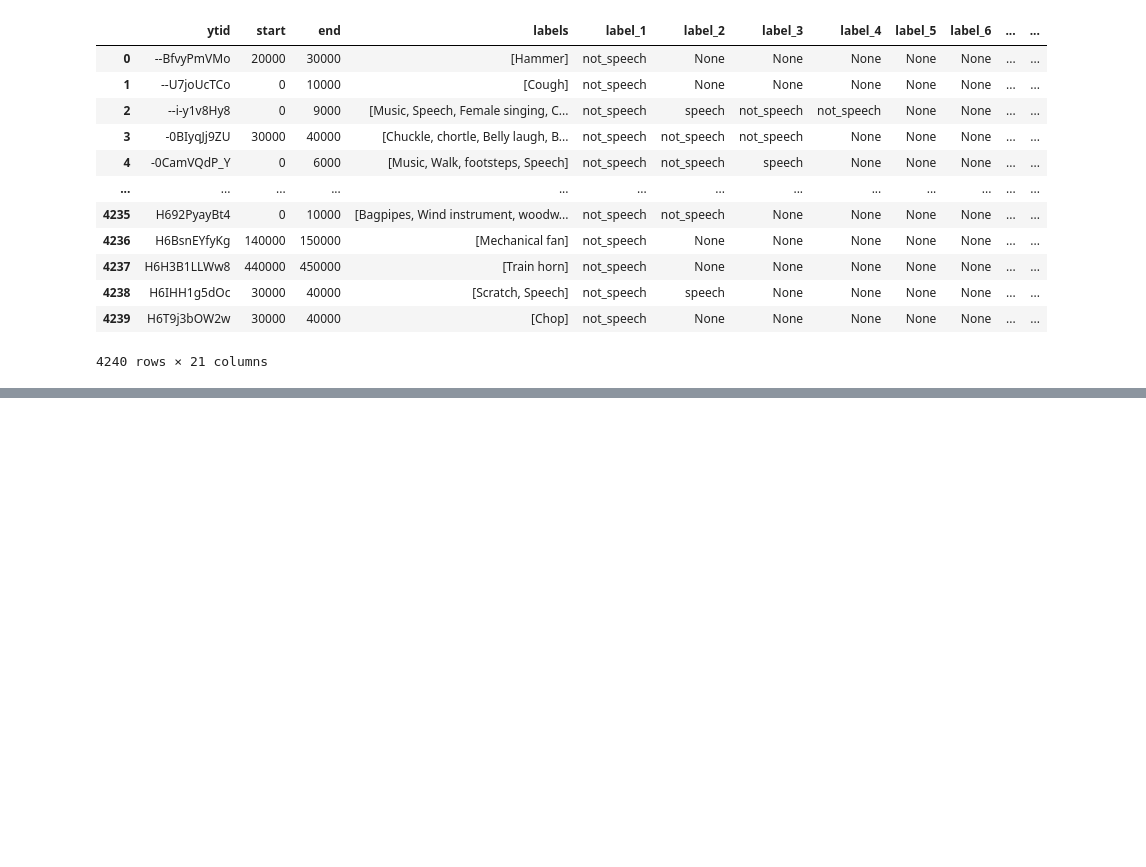
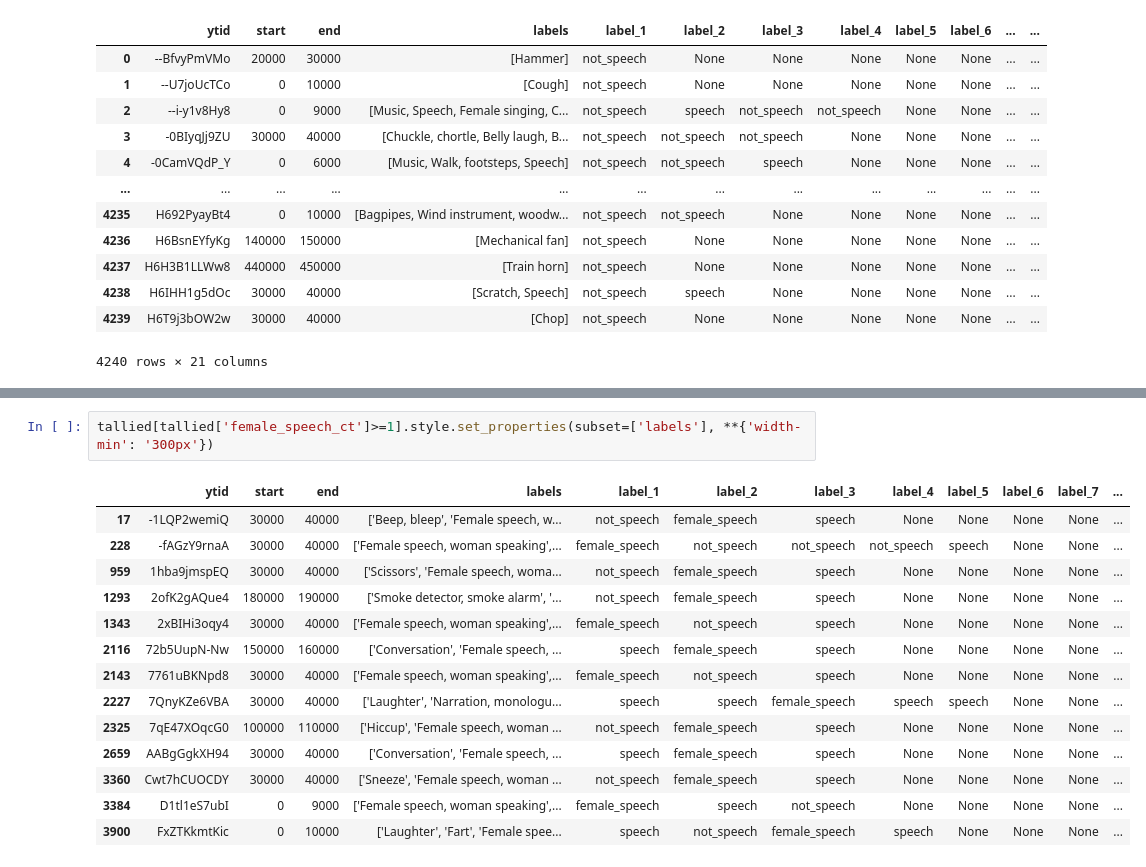
Before and after one commit to raybuhr/teacherprints, a Jupyter notebook: tallying_audioset_tags.ipynb, the cells around one changed output, grey strips where cells are left out. Cells and saved outputs as stored; diff of their text form; blank space fills up the shorter version.

```diff
--- a/tallying_audioset_tags.ipynb
+++ b/tallying_audioset_tags.ipynb
@@ -487,0 +523,17 @@ tallied
+# %%
+tallied[tallied['female_speech_ct']>=1].style.set_properties(subset=['labels'], **{'width-min': '300px'})
+# %% [output]
+|  | ytid | start | end | labels | label_1 | label_2 | label_3 | label_4 | label_5 | label_6 | label_7 | ... |
+| 17 | -1LQP2wemiQ | 30000 | 40000 | ['Beep, bleep', 'Female speech, w... | not_speech | female_speech | speech | None | None | None | None | ... |
+| 228 | -fAGzY9rnaA | 30000 | 40000 | ['Female speech, woman speaking',... | female_speech | not_speech | not_speech | not_speech | speech | None | None | ... |
+| 959 | 1hba9jmspEQ | 30000 | 40000 | ['Scissors', 'Female speech, woma... | not_speech | female_speech | speech | None | None | None | None | ... |
+| 1293 | 2ofK2gAQue4 | 180000 | 190000 | ['Smoke detector, smoke alarm', '... | not_speech | female_speech | speech | None | None | None | None | ... |
+| 1343 | 2xBIHi3oqy4 | 30000 | 40000 | ['Female speech, woman speaking',... | female_speech | not_speech | speech | None | None | None | None | ... |
+| 2116 | 72b5UupN-Nw | 150000 | 160000 | ['Conversation', 'Female speech, ... | speech | female_speech | speech | None | None | None | None | ... |
+| 2143 | 7761uBKNpd8 | 30000 | 40000 | ['Female speech, woman speaking',... | female_speech | not_speech | speech | None | None | None | None | ... |
+| 2227 | 7QnyKZe6VBA | 30000 | 40000 | ['Laughter', 'Narration, monologu... | speech | speech | female_speech | speech | speech | None | None | ... |
+| 2325 | 7qE47XOqcG0 | 100000 | 110000 | ['Hiccup', 'Female speech, woman ... | not_speech | female_speech | speech | None | None | None | None | ... |
+| 2659 | AABgGgkXH94 | 30000 | 40000 | ['Conversation', 'Female speech, ... | speech | female_speech | speech | None | None | None | None | ... |
+| 3360 | Cwt7hCUOCDY | 30000 | 40000 | ['Sneeze', 'Female speech, woman ... | not_speech | female_speech | speech | None | None | None | None | ... |
+| 3384 | D1tl1eS7ubI | 0 | 9000 | ['Female speech, woman speaking',... | female_speech | speech | not_speech | None | None | None | None | ... |
+| 3900 | FxZTKkmtKic | 0 | 10000 | ['Laughter', 'Fart', 'Female spee... | speech | not_speech | female_speech | speech | None | None | None | ... |
```
Also changed, not shown: parts of 18 cells of this notebook, 1 other file.
